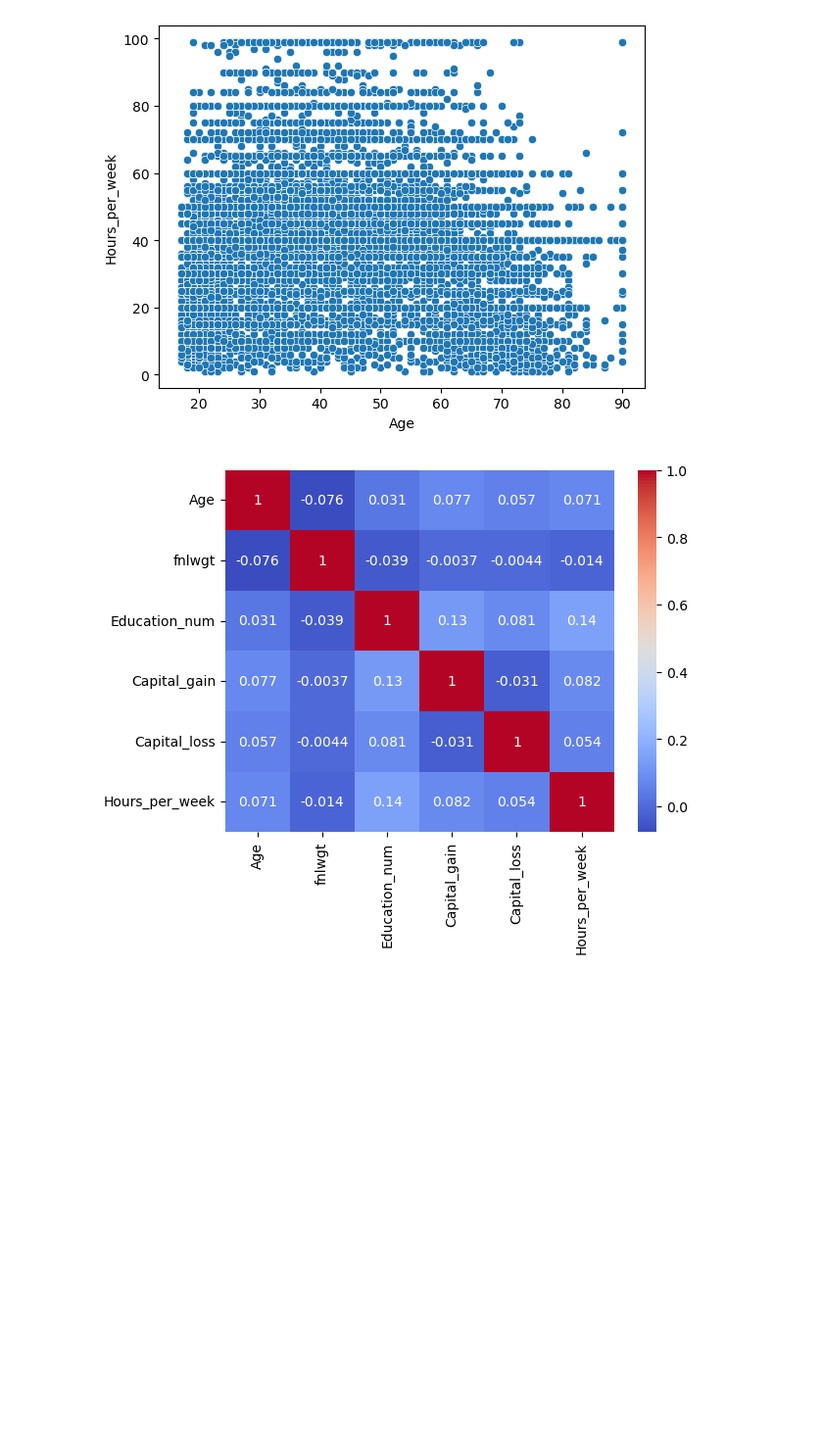
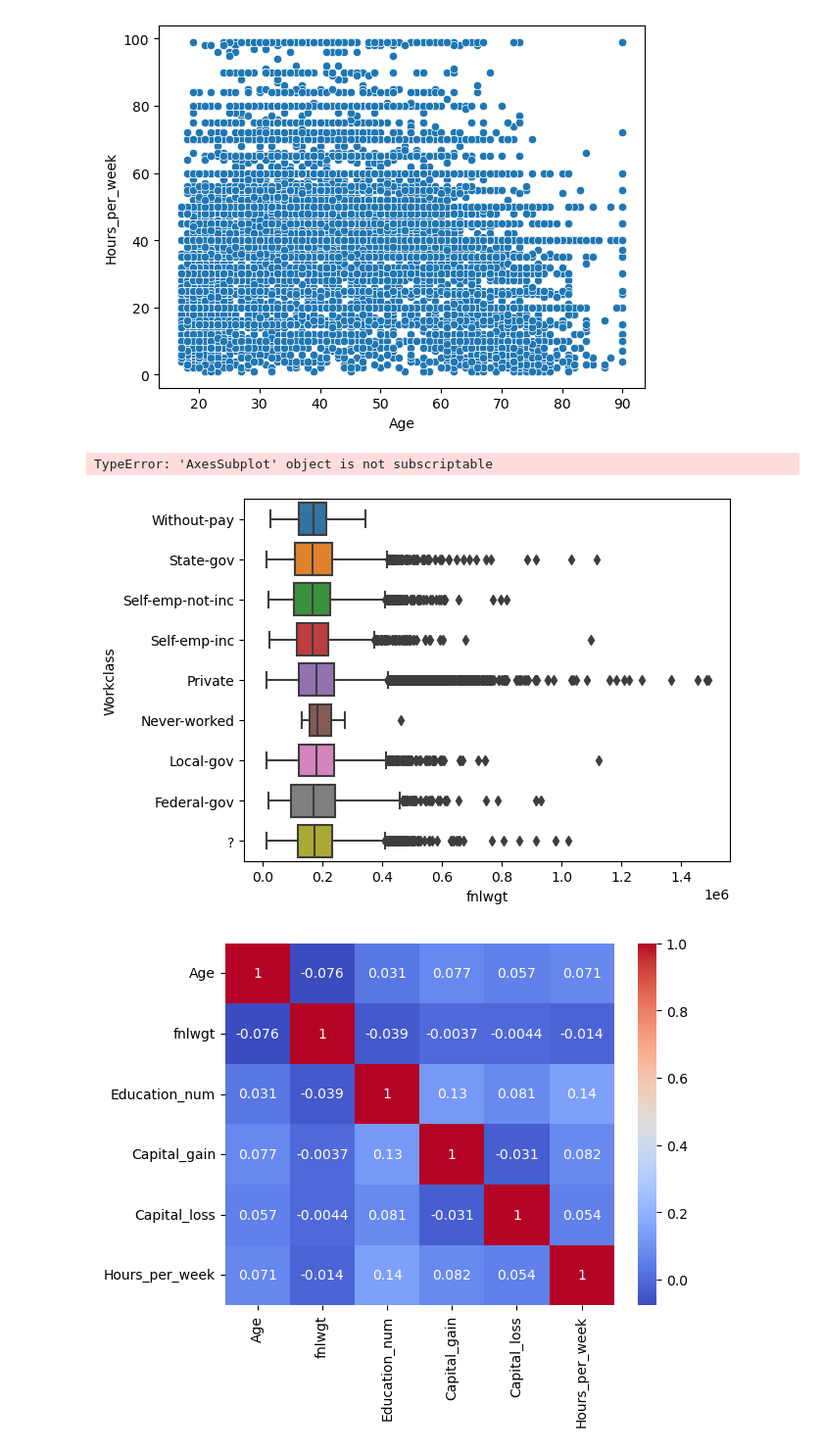
Before and after one commit to sebhatgg/DSE, a Jupyter notebook: Census_DataExploration.ipynb, the cells around one changed output. Shown at 98% size. Cells and saved outputs as stored; diff of their text form; code cells hidden in the pictures; blank space fills up the shorter version.

```diff
--- a/Census_DataExploration.ipynb
+++ b/Census_DataExploration.ipynb
@@ -120,6 +120,17 @@ plt.show()
 [figure]
 [figure]
 [figure]
+# %%
+# Create a box plot with 'total_bill' on the y-axis and 'day' on the x-axis
+sns.boxplot(x='fnlwgt', y='Workclass', data=data)[1]
+
+# Add labels and title
+plt.xlabel('fnlwgt')
+plt.ylabel('workclass')
+plt.title('Box Plot fnlwgt by workclass')
+# %% [output]
+TypeError: 'AxesSubplot' object is not subscriptable
+[figure, added]
 # %%
 # Correlation matrix
 correlation_matrix = data.corr()
```
